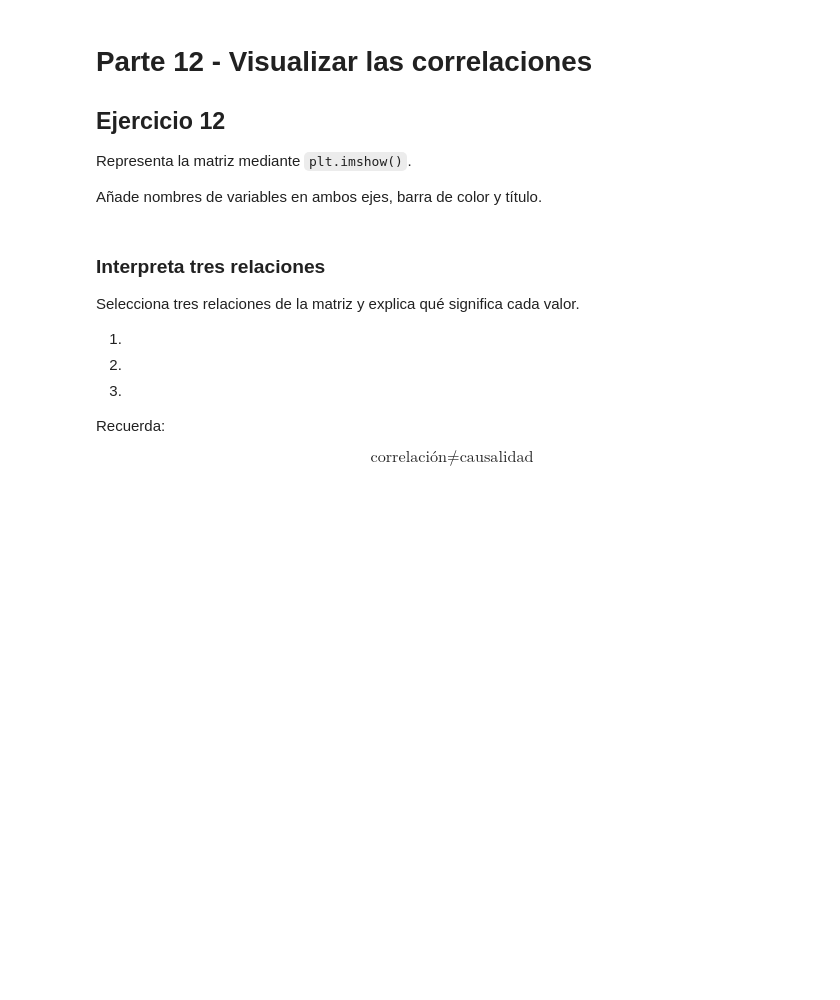
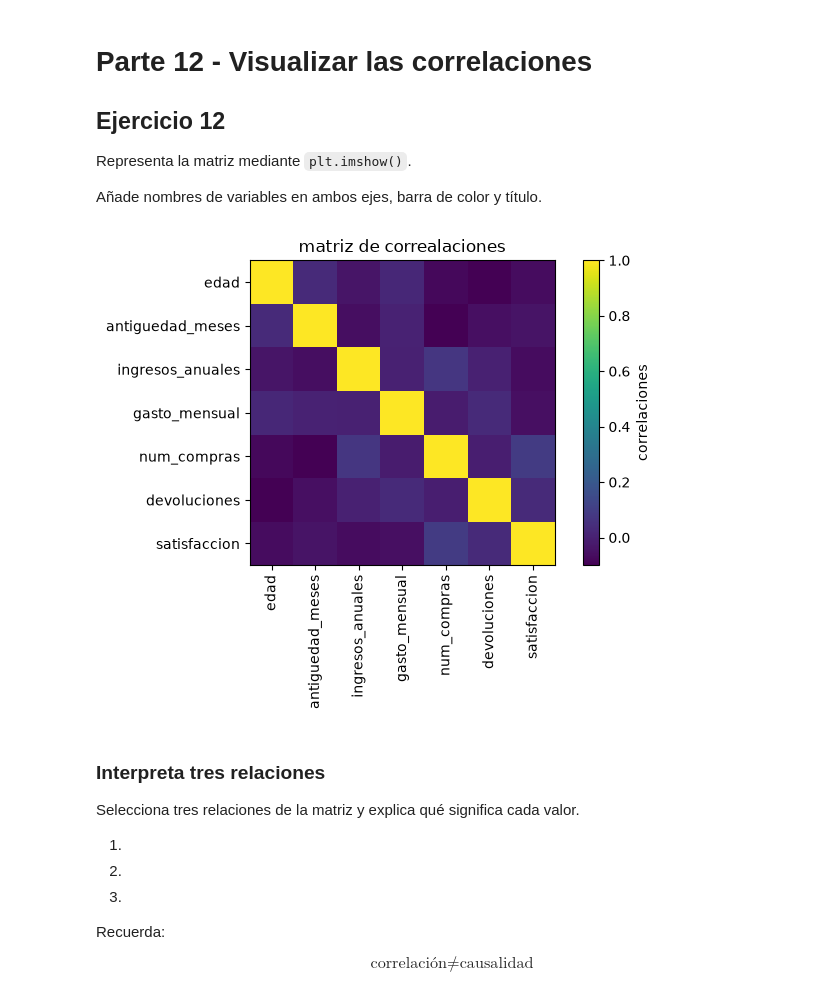
Before and after one commit to mmartinezvaras/s_aprendizaje, a Jupyter notebook: Notebooks S.aprendizaje/UD2/Practica_05.ipynb, the cells around one changed output. Drawn from its saved outputs; the diff is of its cells as text; code cells hidden in the pictures; blank space fills up the shorter version.

```diff
--- a/Notebooks S.aprendizaje/UD2/Practica_05.ipynb
+++ b/Notebooks S.aprendizaje/UD2/Practica_05.ipynb
@@ -767,6 +767,7 @@ Selecciona las variables numéricas y calcula su matriz de correlaciones.
 > **Atención:** `cliente_id` es técnicamente numérico, pero conceptualmente es un identificador. No debes incluirlo.
 # %%
 # TODO: selecciona las variables numéricas excluyendo cliente_id
-df.select_dtypes(include="number").drop(columns=["cliente_id"])
-
+numericas = df.select_dtypes(include="number").drop(columns=["cliente_id"])
 # TODO: calcula y muestra la matriz de correlaciones
+correlaciones = numericas.corr()
+correlaciones
@@ -794,3 +802,15 @@ Añade nombres de variables en ambos ejes, barra de color y título.
+# %%
+# TODO: representa la matriz de correlaciones con plt.imshow()
+plt.figure(figsize=(7,5))
+plt.imshow(correlaciones)
+plt.xticks(range(len(correlaciones.columns)), correlaciones.columns, rotation=90)
+plt.yticks(range(len(correlaciones.columns)), correlaciones.columns)
+plt.colorbar(label="correlaciones")
+plt.title("matriz de correalaciones")
+plt.tight_layout()
+plt.show()
+# %% [output]
+[figure, added]
 # %% [markdown]
 ### Interpreta tres relaciones
 
```
Also changed, not shown: parts of 11 cells of this notebook, 2 other files.
